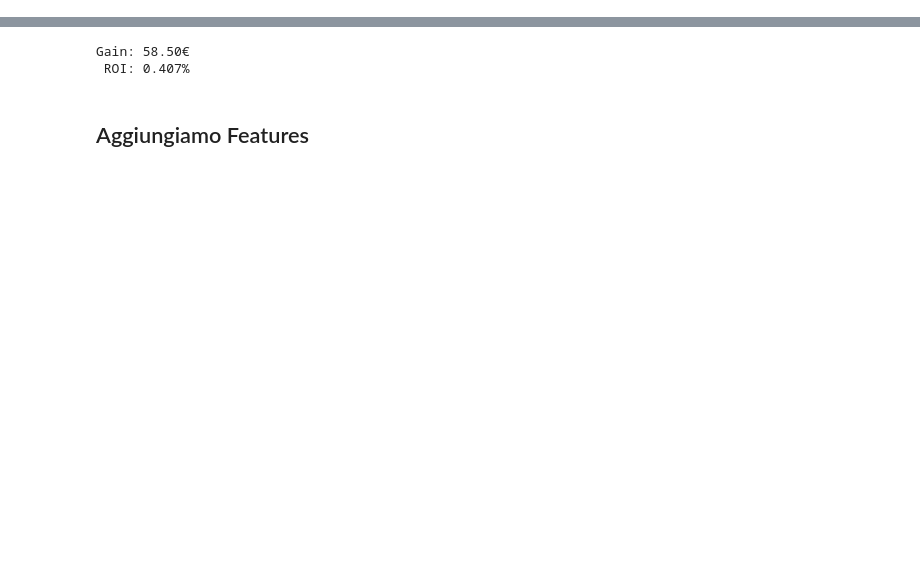
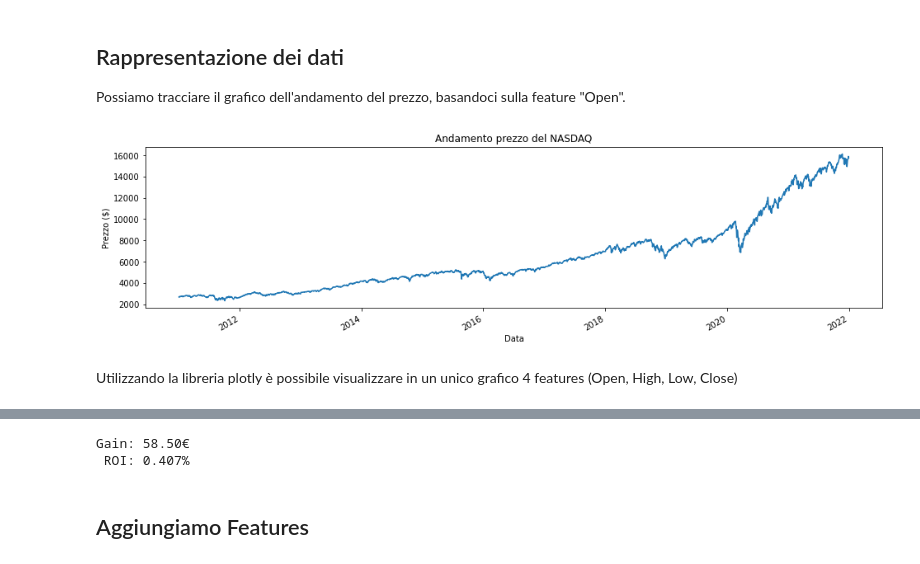
Before and after one commit to Morlenza/Nasdaq_prediction, a Jupyter notebook: PredizioneNasdaq.ipynb, the cells around one changed output, grey strips where cells are left out. Cells and saved outputs as stored; diff of their text form; code cells hidden in the pictures; blank space fills up the shorter version.

```diff
--- a/PredizioneNasdaq.ipynb
+++ b/PredizioneNasdaq.ipynb
@@ -11,2 +32,2 @@ nasdaq = yfinance.Ticker("^IXIC")
 # %%
-data = nasdaq.history(start="2011-01-01", end="2021-12-31", actions=False)
+data = nasdaq.history(start="2011-01-02", end="2021-12-31", actions=False)
@@ -12,0 +68,12 @@ data = nasdaq.history(start="2011-01-01", end="2021-12-31", actions=False)
+# %% [markdown]
+## Rappresentazione dei dati
+Possiamo tracciare il grafico dell'andamento del prezzo, basandoci sulla feature "Open".
+# %%
+open.plot(figsize=(16,4))
+plt.title("Andamento prezzo del NASDAQ")
+plt.xlabel("Data")
+plt.ylabel("Prezzo ($)");
+# %% [output]
+[figure, added]
+# %% [markdown]
+Utilizzando la libreria plotly è possibile visualizzare in un unico grafico 4 features (Open, High, Low, Close)
```
Also changed, not shown: parts of 40 cells of this notebook, 1 other file.
